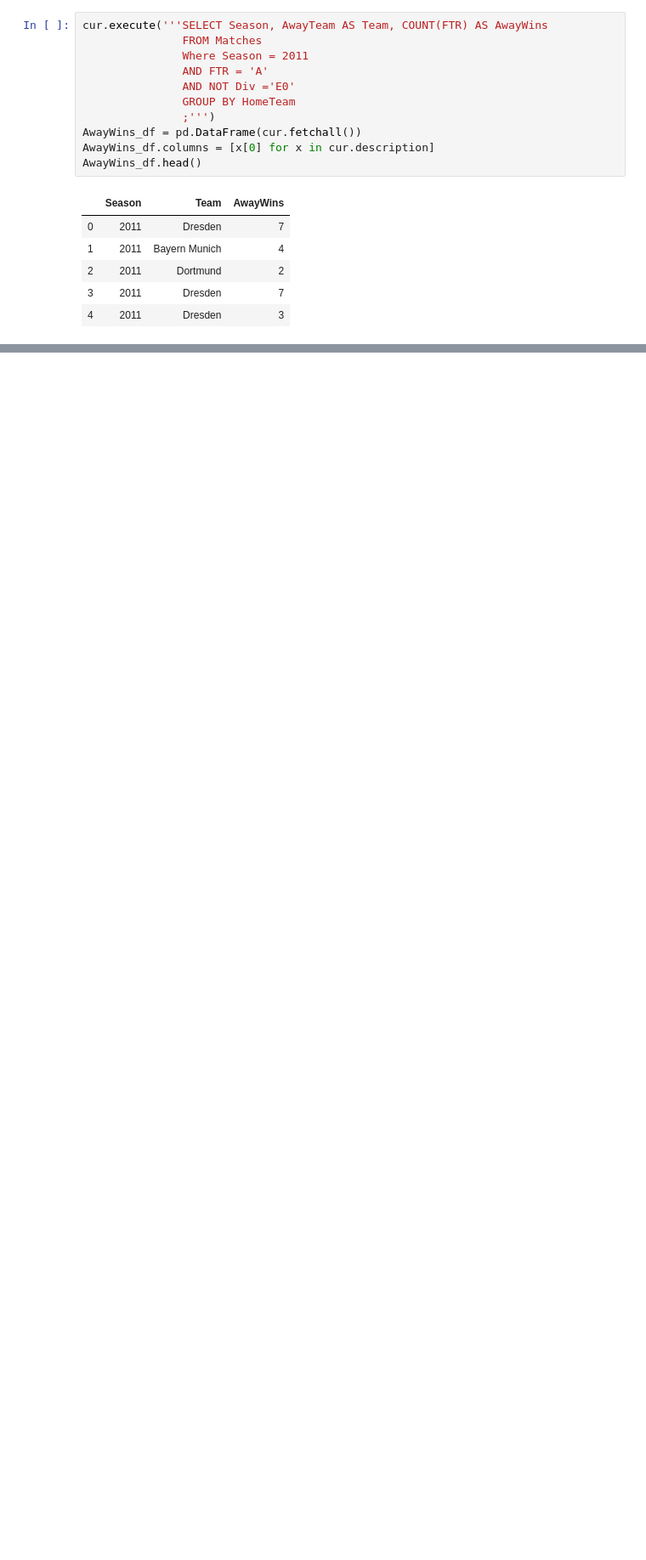
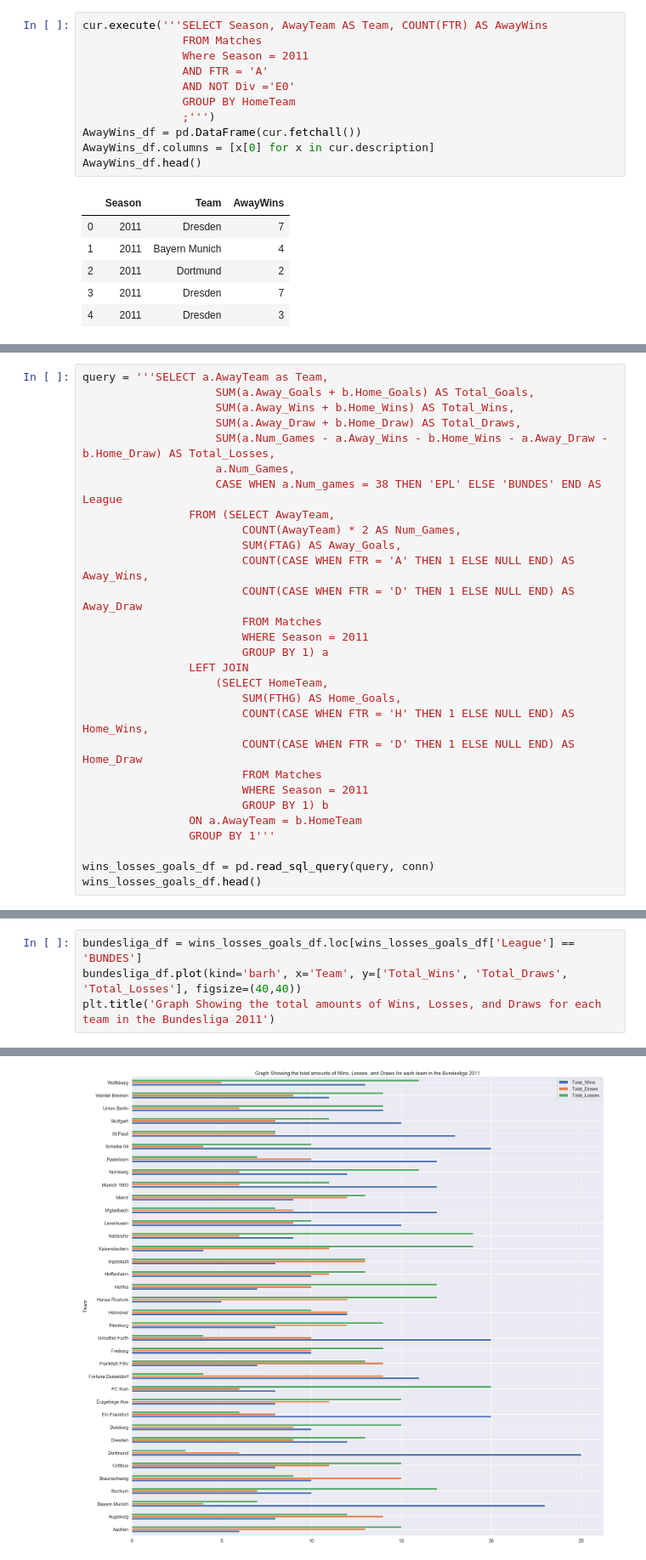
Before and after one commit to laurasuchomska/Football_Delphi_Project, a Jupyter notebook: Football_Delphi_Project.ipynb, the cells around one changed output, grey strips where cells are left out. Shown at 85% size. Drawn from its saved outputs; the diff is of its cells as text; blank space fills up the shorter version.

```diff
--- a/Football_Delphi_Project.ipynb
+++ b/Football_Delphi_Project.ipynb
@@ -220,0 +325,29 @@ AwayWins_df.head()
+# %%
+query = '''SELECT a.AwayTeam as Team,
+                    SUM(a.Away_Goals + b.Home_Goals) AS Total_Goals,
+                    SUM(a.Away_Wins + b.Home_Wins) AS Total_Wins,
+                    SUM(a.Away_Draw + b.Home_Draw) AS Total_Draws,
+                    SUM(a.Num_Games - a.Away_Wins - b.Home_Wins - a.Away_Draw - b.Home_Draw) AS Total_Losses,
+                    a.Num_Games,
+                    CASE WHEN a.Num_games = 38 THEN 'EPL' ELSE 'BUNDES' END AS League
+                FROM (SELECT AwayTeam,
+                        COUNT(AwayTeam) * 2 AS Num_Games,
+                        SUM(FTAG) AS Away_Goals,
+                        COUNT(CASE WHEN FTR = 'A' THEN 1 ELSE NULL END) AS Away_Wins,
+                        COUNT(CASE WHEN FTR = 'D' THEN 1 ELSE NULL END) AS Away_Draw
+                        FROM Matches
+                        WHERE Season = 2011
+                        GROUP BY 1) a
+                LEFT JOIN
+                    (SELECT HomeTeam,
+                        SUM(FTHG) AS Home_Goals,
+                        COUNT(CASE WHEN FTR = 'H' THEN 1 ELSE NULL END) AS Home_Wins,
+                        COUNT(CASE WHEN FTR = 'D' THEN 1 ELSE NULL END) AS Home_Draw
+                        FROM Matches
+                        WHERE Season = 2011
+                        GROUP BY 1) b
+                ON a.AwayTeam = b.HomeTeam
+                GROUP BY 1'''
+
+wins_losses_goals_df = pd.read_sql_query(query, conn)
+wins_losses_goals_df.head()
@@ -220,0 +363,5 @@ AwayWins_df.head()
+# %%
+bundesliga_df = wins_losses_goals_df.loc[wins_losses_goals_df['League'] == 'BUNDES']
+bundesliga_df.plot(kind='barh', x='Team', y=['Total_Wins', 'Total_Draws', 'Total_Losses'], figsize=(40,40))
+plt.title('Graph Showing the total amounts of Wins, Losses, and Draws for each team in the Bundesliga 2011')
+# %% [output]
@@ -220,0 +369 @@ AwayWins_df.head()
+[figure, added]
```
Also changed, not shown: parts of 39 cells of this notebook, 1 other file.
